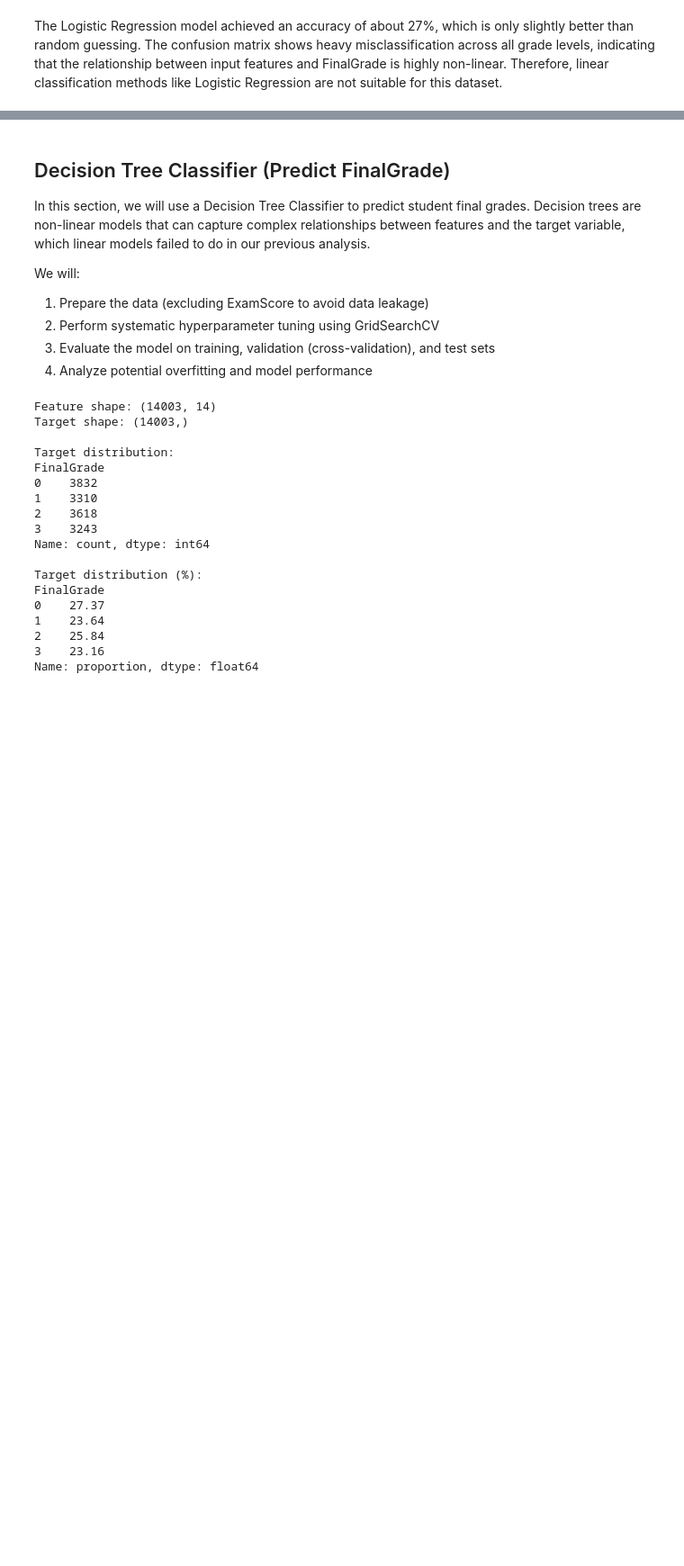
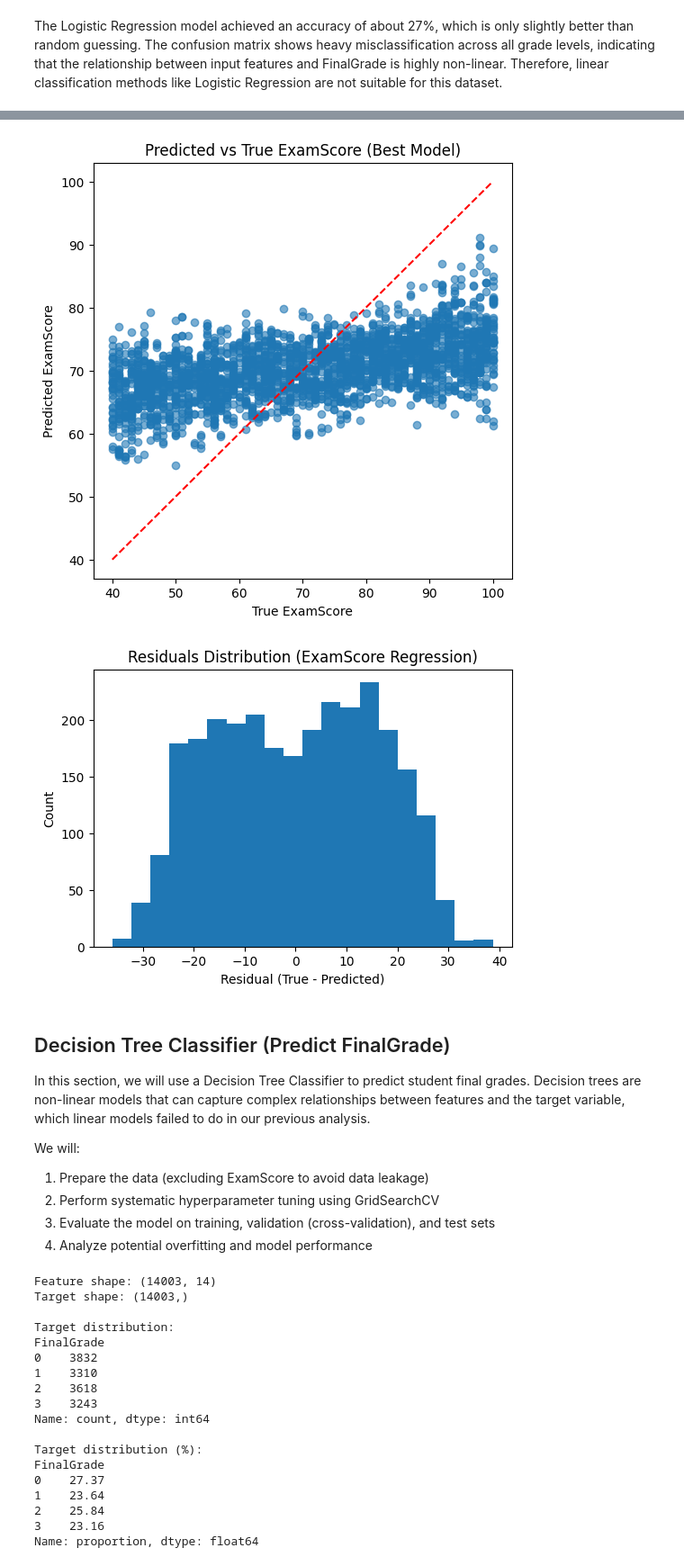
Before and after one commit to ZiboCheng/DataSci3000_group_project, a Jupyter notebook: DS3000Group_proj.ipynb, the cells around one changed output, grey strips where cells are left out. Shown: that part at 90% size. Drawn from its saved outputs; the diff is of its cells as text; code cells hidden in the pictures; blank space fills up the shorter version.

```diff
--- a/DS3000Group_proj.ipynb
+++ b/DS3000Group_proj.ipynb
@@ -319,3 +437,31 @@ Therefore, linear classification methods like Logistic Regression are not suitab
+# %%
+# Visualize results
+best_model = xgb_reg
+
+y_pred_test = best_model.predict(X_test_reg)
+
+# 1) Predicted vs True
+plt.figure(figsize=(6, 6))
+plt.scatter(y_test_reg, y_pred_test, alpha=0.6)
+min_val = min(y_test_reg.min(), y_pred_test.min())
+max_val = max(y_test_reg.max(), y_pred_test.max())
+plt.plot([min_val, max_val], [min_val, max_val], 'r--')
+plt.xlabel("True ExamScore")
+plt.ylabel("Predicted ExamScore")
+plt.title("Predicted vs True ExamScore (Best Model)")
+plt.show()
+
+# 2) Residuals
+residuals = y_test_reg - y_pred_test
+plt.figure(figsize=(6, 4))
+plt.hist(residuals, bins=20)
+plt.xlabel("Residual (True - Predicted)")
+plt.ylabel("Count")
+plt.title("Residuals Distribution (ExamScore Regression)")
+plt.show()
+# %% [output]
+[figure, added]
+[figure, added]
 # %% [markdown]
 ## Decision Tree Classifier (Predict FinalGrade)
 
```
Also changed, not shown: parts of 16 cells of this notebook.
